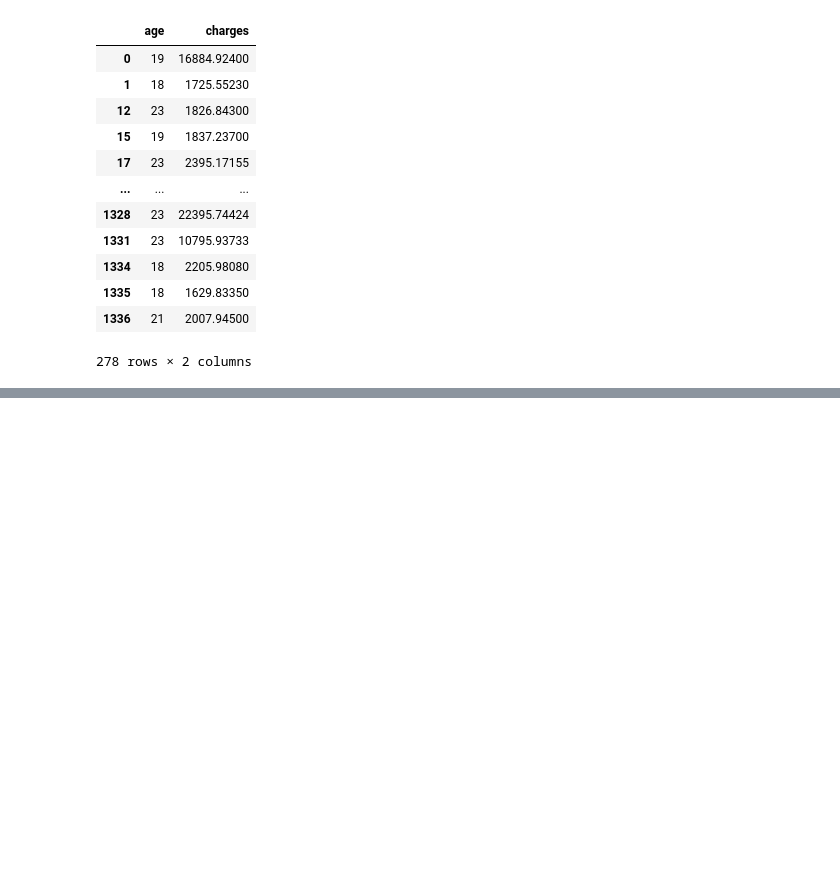
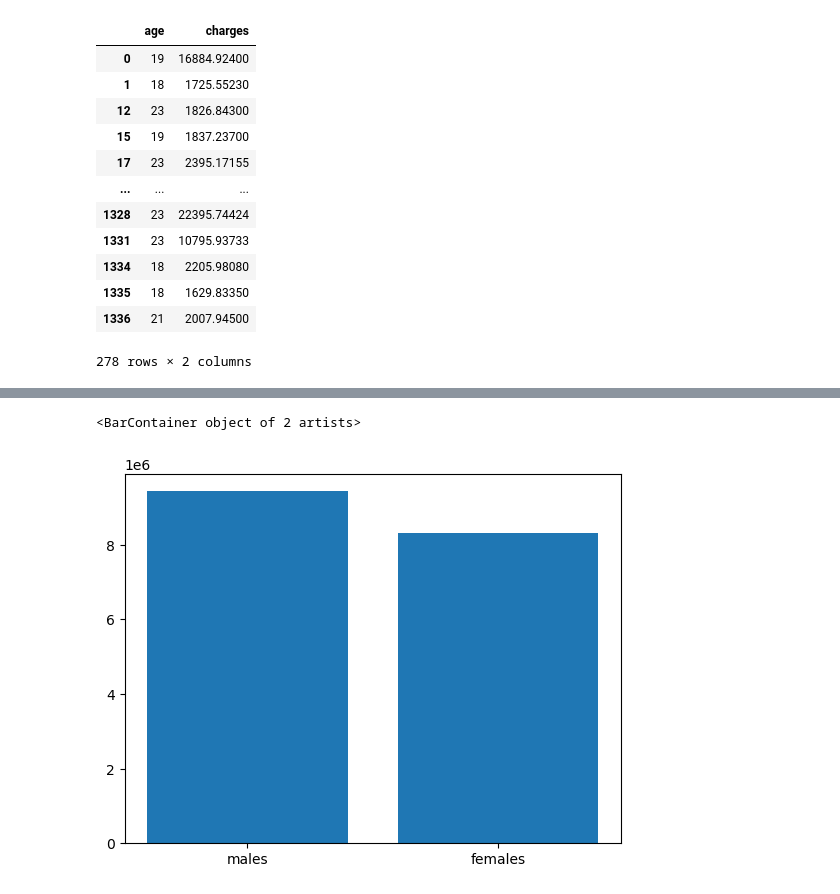
Before and after one commit to CarlosZaragozaBeato/Machine-Learning, a Jupyter notebook: first/insurance_example.ipynb, the cells around one changed output, grey strips where cells are left out. Drawn from its saved outputs; the diff is of its cells as text; code cells hidden in the pictures; blank space fills up the shorter version.

```diff
--- a/first/insurance_example.ipynb
+++ b/first/insurance_example.ipynb
@@ -140,0 +134,3 @@ dtype: float64
+# %%
+male = data[data['sex'] == 'male']
+female = data[data['sex'] == 'female']
@@ -140,0 +155,8 @@ dtype: float64
+# %%
+x_condition_2 = np.array(["males","females"])
+sum_males = sum(male.iloc[:,7].values)
+x_sex_condition_2 = pd.Series(np.array([sum(male.iloc[:,7].values),sum(female.iloc[:,7].values)]))
+plt.bar(x_condition_2, x_sex_condition_2)
+# %% [output]
+<BarContainer object of 2 artists>
+[figure, added]
```
Also changed, not shown: parts of 34 cells of this notebook.
